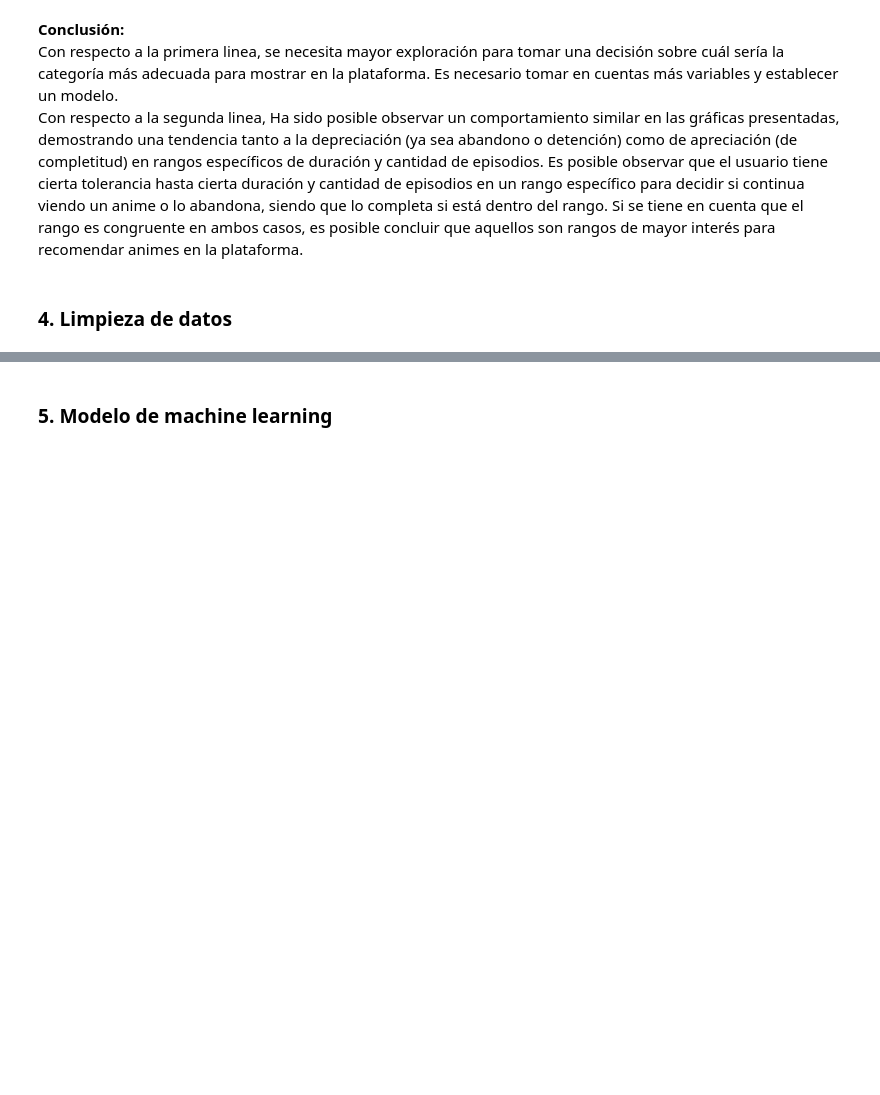
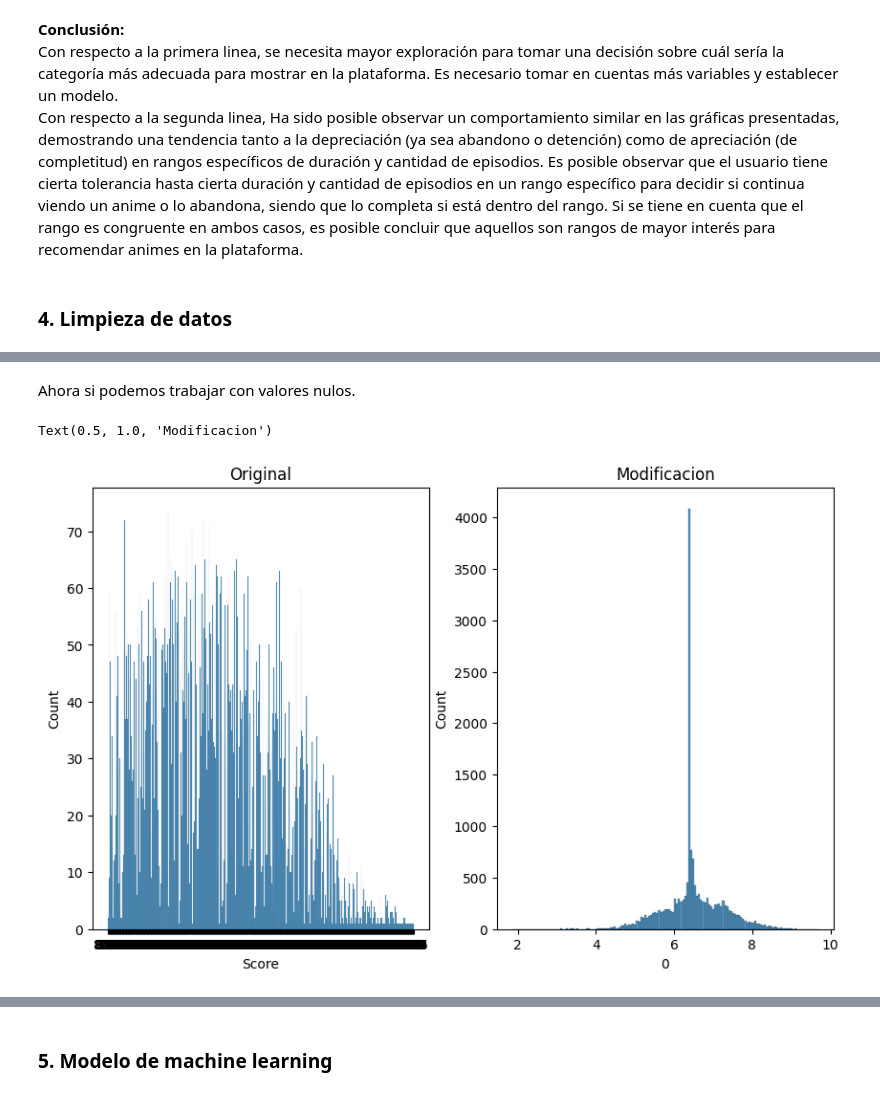
Before and after one commit to Asheyerth/DataScience_bootcamp2024BIT, a Jupyter notebook: Actividad_8_Proyecto_Final/Actividad8_ProyectoFinal.ipynb, the cells around one changed output, grey strips where cells are left out. Saved outputs shown, nothing was run; the diff lists cells and outputs as text; code cells hidden in the pictures; blank space fills up the shorter version.

```diff
--- a/Actividad_8_Proyecto_Final/Actividad8_ProyectoFinal.ipynb
+++ b/Actividad_8_Proyecto_Final/Actividad8_ProyectoFinal.ipynb
@@ -397,0 +564,5 @@ Con respecto a la segunda linea, Ha sido posible observar un comportamiento simi
+# %%
+null = {} #Se crea diccionario para almacenar los unknowns
+for i in data1.columns: #Por cada columna
+    null[i] = int((data1[i].values == 'Unknown').sum()) #Se obtiene la cantidad de Unknowns
+print(null)
@@ -397,0 +571,5 @@ Con respecto a la segunda linea, Ha sido posible observar un comportamiento simi
+# %%
+null = {} #Se crea diccionario para almacenar los unknowns
+for i in data2.columns: #Por cada columna
+    null[i] = int((data2[i].values == 'Unknown').sum()) #Se obtiene la cantidad de Unknowns
+print(null)
@@ -397,0 +582,7 @@ Con respecto a la segunda linea, Ha sido posible observar un comportamiento simi
+# %%
+for i in data1.columns: #Por cada columna
+    data1[i] = data1[i].apply(lambda x: x if x != 'Unknown' else np.nan) #Se cambia los valores Unknown por NaN
+# %%
+for i in data2.columns: #Por cada columna
+    data2[i] = data2[i].apply(lambda x: x if (x != 'Unknown') else np.nan) #Se cambia los valores Unknown por NaN
+    data2[i] = data2[i].apply(lambda x: x if (x != 0) else np.nan) #Se cambia los valores 0 por NaN
@@ -397,0 +615,19 @@ Con respecto a la segunda linea, Ha sido posible observar un comportamiento simi
+# %% [markdown]
+Ahora si podemos trabajar con valores nulos.
+# %%
+#Imputación multiple para la segunda linea
+mice_impute = IterativeImputer()
+data2fill = mice_impute.fit_transform(data2[['Score','Duration','Episodes','Watching','Completed','On-Hold','Dropped']])
+data2fillDF= pd.DataFrame(data2fill)
+
+# Verificar si cambiamos distribucion
+plt.figure(figsize=(10,6))
+plt.subplot(121)
+sns.histplot(data2['Score'])
+plt.title('Original')
+plt.subplot(122)
+sns.histplot(data2fillDF[0])
+plt.title('Modificacion')
+# %% [output]
+Text(0.5, 1.0, 'Modificacion')
+[figure, added]
```
Also changed, not shown: parts of 97 cells of this notebook, 1 other file.
